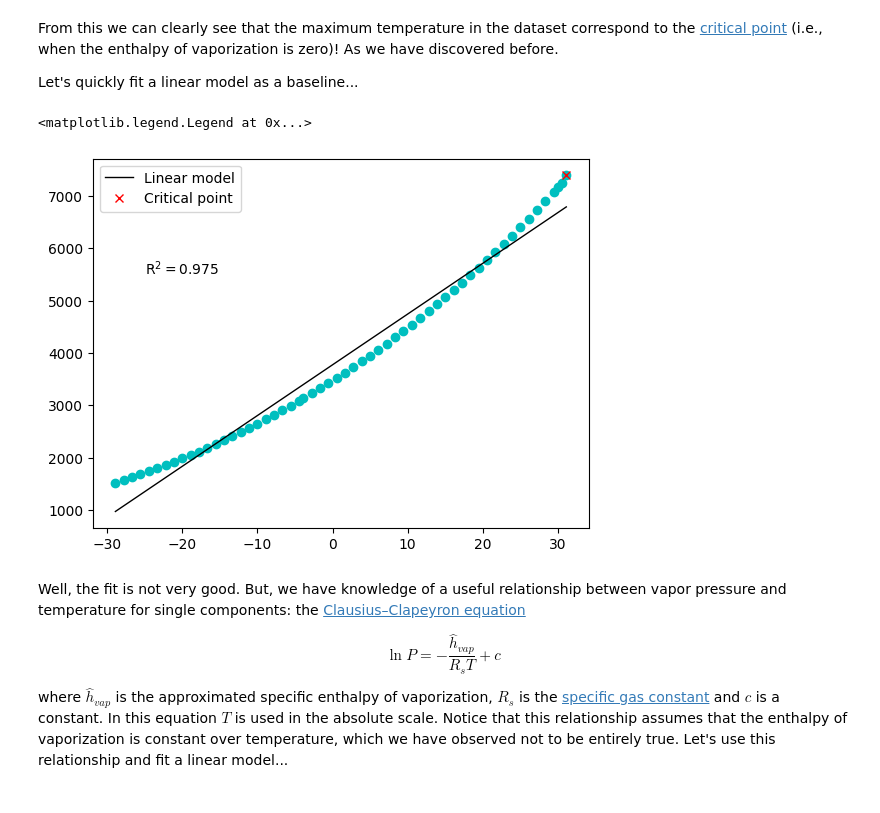
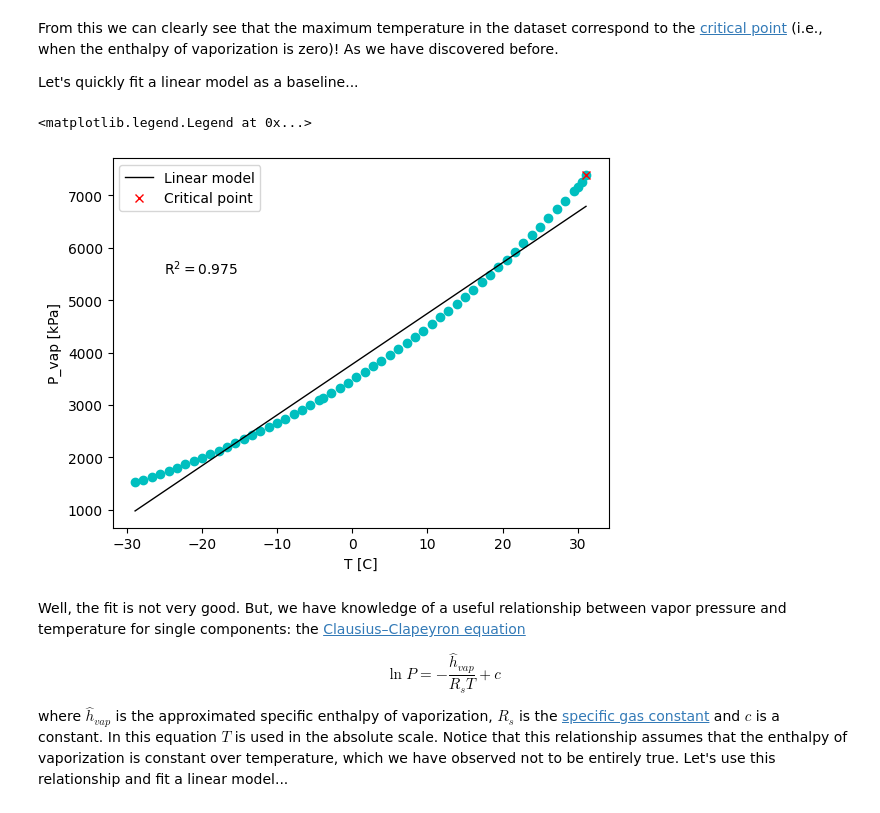
Before and after one commit to edgarsmdn/MLCE_book, a Jupyter notebook: 04_DNN_VLE.ipynb, the cells around one changed output. Saved outputs shown, nothing was run; the diff lists cells and outputs as text; code cells hidden in the pictures.

```diff
--- a/04_DNN_VLE.ipynb
+++ b/04_DNN_VLE.ipynb
@@ -77,24 +85,26 @@ Let's quickly fit a linear model as a baseline...
 # %%
 from sklearn.linear_model import LinearRegression
 
 Ts = df['T [C]'].to_numpy().reshape(-1,1)
 Ps = df['P_vap [kPa]'].to_numpy().reshape(-1,1)
 
 linear_regression = LinearRegression().fit(Ts, Ps)
 
 x_pred = np.linspace(min(Ts), max(Ts), 100)
 y_pred = linear_regression.predict(x_pred)
 R2 = linear_regression.score(Ts, Ps)
 
 plt.figure()
 plt.plot(Ts, Ps, 'co')
 plt.plot(x_pred, y_pred,'k', linewidth=1, label='Linear model')
 plt.plot(T_critical, P_critical, 'rx', label='Critical point')
 plt.text(-25, 5500, 'R$^2 = $' + str(np.round(R2, 3)))
+plt.xlabel('T [C]')
+plt.ylabel('P_vap [kPa]')
 plt.legend()
 # %% [output]
 <matplotlib.legend.Legend at 0x...>
-[figure, old version]
+[figure, new version]
 # %% [markdown]
 Well, the fit is not very good. But, we have knowledge of a useful relationship between vapor pressure and temperature for single components: the [Clausius–Clapeyron equation](https://en.wikipedia.org/wiki/Clausius%E2%80%93Clapeyron_relation)
 
```
Also changed, not shown: parts of 4 cells of this notebook, 54 other files.
